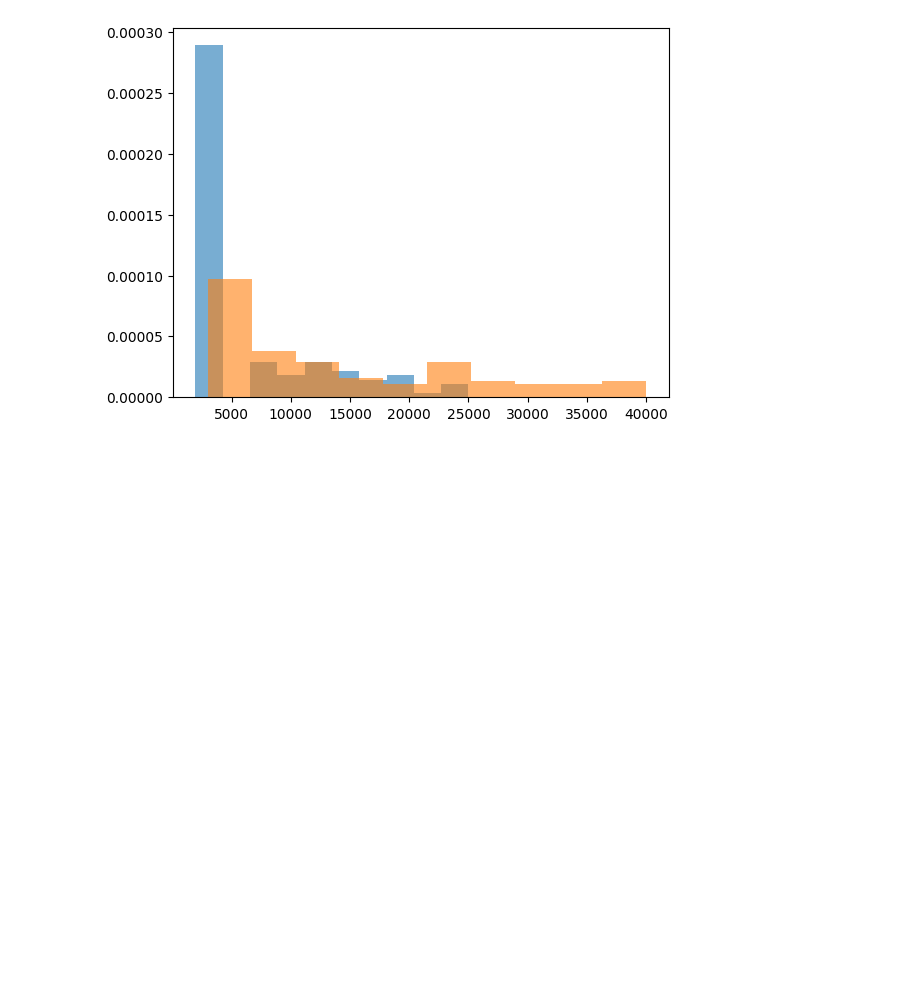
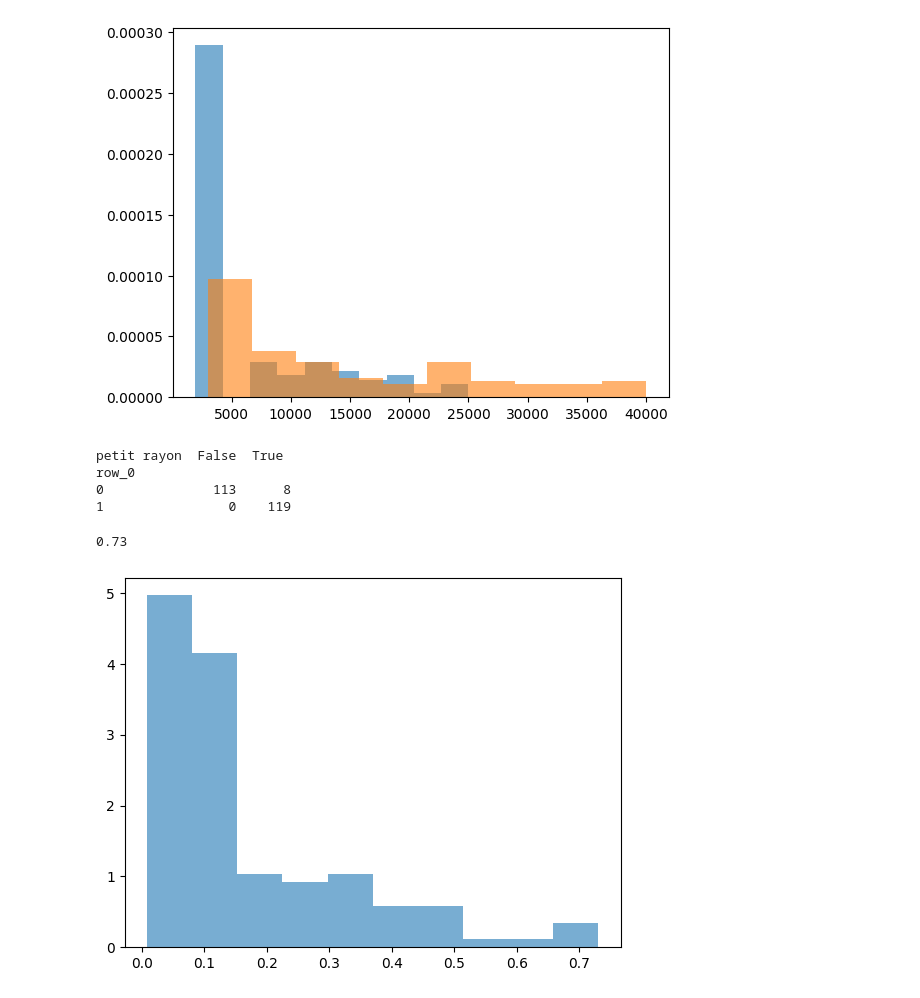
Before and after one commit to BenjaminPINEAU/star-class-prediction, a Jupyter notebook: analyse_2_clusters.ipynb, the cells around one changed output. Saved outputs shown, nothing was run; the diff lists cells and outputs as text; code cells hidden in the pictures; blank space fills up the shorter version.

Commit message:
update rayon

```diff
--- a/analyse_2_clusters.ipynb
+++ b/analyse_2_clusters.ipynb
@@ -80,3 +80,21 @@ plt.hist(filtered_temps_giant, density = True, alpha = 0.6, label = 'prediction'
         28902.4, 32601.6, 36300.8, 40000. ]),
  <BarContainer object of 10 artists>)
 [figure]
+# %%
+star_data_model_pd["petit rayon"] = star_data_model_pd["Radius (R/Ro)"] < 1
+
+correlation_table = pd.crosstab(Y_pred_bic_categ, star_data_model_pd["petit rayon"])
+print(correlation_table)
+# %% [output]
+petit rayon  False  True
+row_0
+0              113      8
+1                0    119
+# %%
+star_data_categ = star_data["Star category"].apply(lambda x: "Dwarf" if "Dwarf" in x else "Giant")
+filtered_temps_dwarf = star_data_model_pd.loc[star_data_categ == "Dwarf", "Radius (R/Ro)"]
+plt.hist(filtered_temps_dwarf, density = True, alpha = 0.6, label = 'prediction')
+print(max(filtered_temps_dwarf))
+# %% [output]
+0.73
+[figure, added]
```
Also changed, not shown: parts of 2 cells of this notebook.
